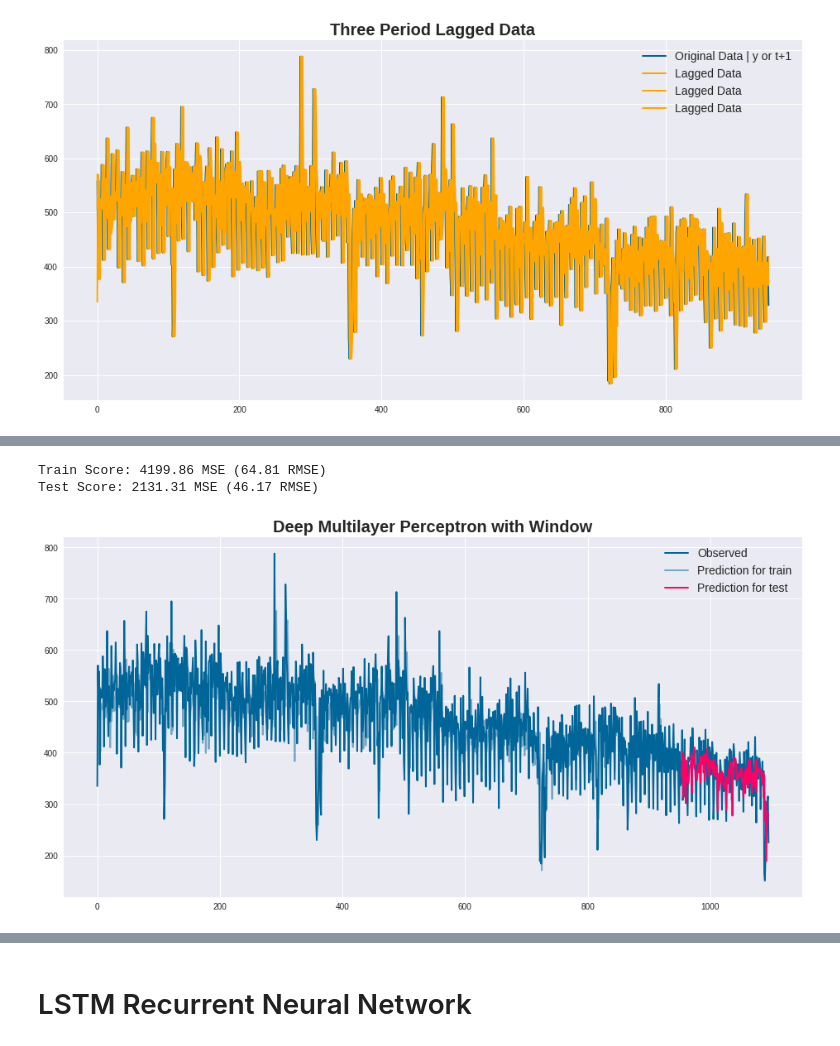
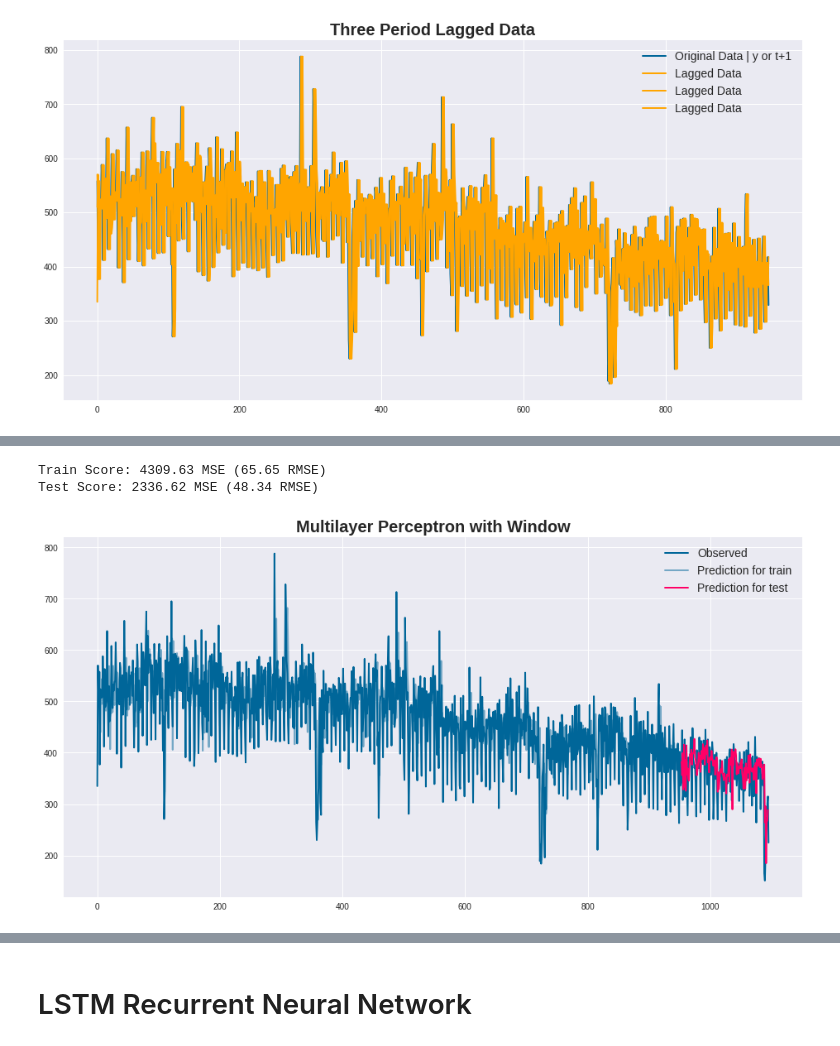
Before and after one commit to jawaharreddy/Flinkster-Data-Analysis, a Jupyter notebook: Prediction_with_NeuralNets.ipynb, the cells around one changed output, grey strips where cells are left out. Saved outputs shown, nothing was run; the diff lists cells and outputs as text; code cells hidden in the pictures.

Commit message:
Prediction using NeuralNets.

```diff
--- a/Prediction_with_NeuralNets.ipynb
+++ b/Prediction_with_NeuralNets.ipynb
@@ -145,8 +63,10 @@ plt.show()
 # create and fit Multilayer Perceptron model
 mdl = Sequential()
 mdl.add(Dense(4, input_dim=lags, activation='relu'))
-mdl.add(Dense(8, activation='relu'))
+#mdl.add(Dropout(0.1))
+mdl.add(Dense(12, activation='relu'))
+#mdl.add(Dropout(0.1))
 mdl.add(Dense(1))
 mdl.compile(loss='mean_squared_error', optimizer='adam')
-mdl.fit(X_train, y_train, epochs=400, batch_size=2, verbose=2)
+mdl.fit(X_train, y_train, epochs=400, batch_size=2, verbose=2, validation_data=(X_test, y_test))
 # %% [output]
@@ -175,30 +95,29 @@ print('Train Score: {:.2f} MSE ({:.2f} RMSE)'.format(train_score, math.sqrt(trai
 test_score = mdl.evaluate(X_test, y_test, verbose=0)
 print('Test Score: {:.2f} MSE ({:.2f} RMSE)'.format(test_score, math.sqrt(test_score)))
 # %% [output]
-Train Score: 4199.86 MSE (64.81 RMSE)
-Test Score: 2131.31 MSE (46.17 RMSE)
+Train Score: 4309.63 MSE (65.65 RMSE)
+Test Score: 2336.62 MSE (48.34 RMSE)
 # %%
 # generate predictions for training
 train_predict = mdl.predict(X_train)
 test_predict = mdl.predict(X_test)
-
+#print(train_predict)
 # shift train predictions for plotting
 train_predict_plot = np.empty_like(data)
 train_predict_plot[:, :] = np.nan
 train_predict_plot[lags: len(train_predict) + lags, :] = train_predict
 
 # shift test predictions for plotting
 test_predict_plot = np.empty_like(data)
 test_predict_plot[:, :] = np.nan
 test_predict_plot[len(train_predict)+(lags * 2)+1:len(data)-1, :] = test_predict
 
 # plot observation and predictions
 plt.plot(data, label='Observed', color='#006699');
 plt.plot(train_predict_plot, label='Prediction for train', color='#006699', alpha=0.5);
 plt.plot(test_predict_plot, label='Prediction for test', color='#ff0066');
 plt.legend(loc='best')
-plt.title('Deep Multilayer Perceptron with Window')
-#plt.savefig('./img/ann3_forecast.png')
+plt.title('Multilayer Perceptron with Window')
 plt.show()
 # %% [output]
-[figure, old version]
+[figure, new version]
```
Also changed, not shown: parts of 24 cells of this notebook.
